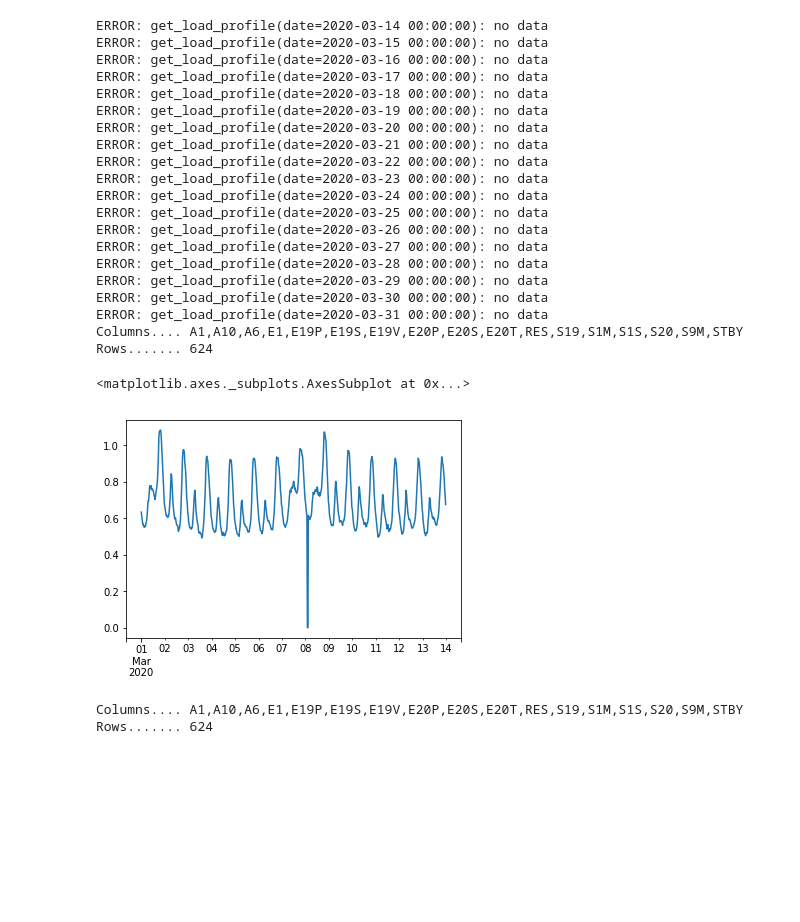
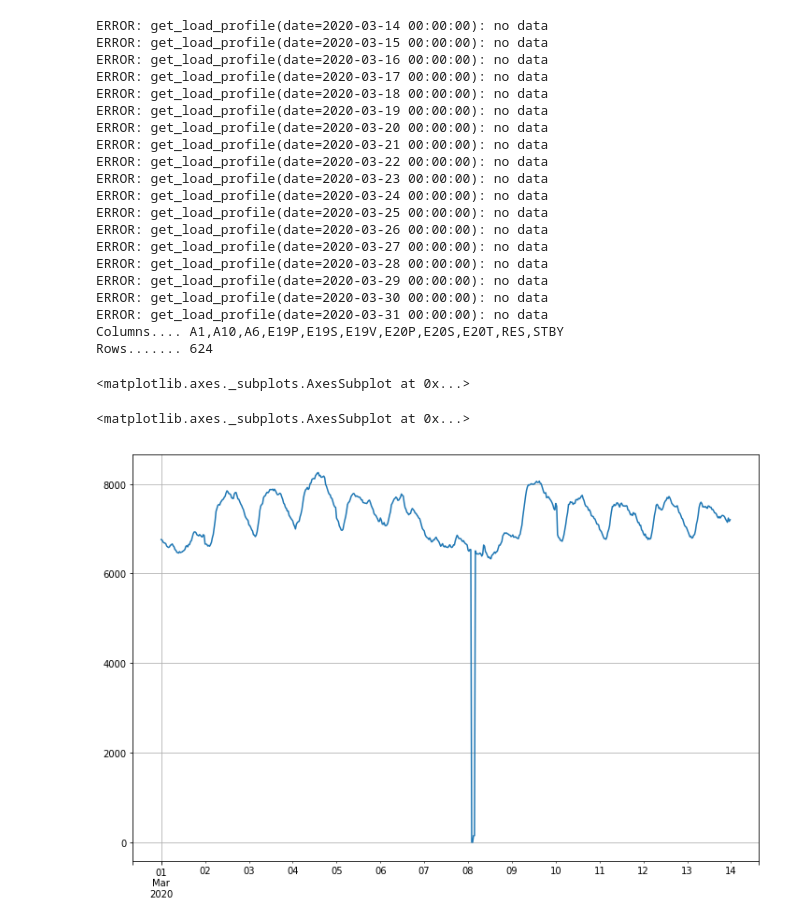
Before and after one commit to slacgismo/load_composition_analysis, a Jupyter notebook: data/PG&E Load Profile.ipynb, the cells around one changed output. Drawn from its saved outputs; the diff is of its cells as text; code cells hidden in the pictures; blank space fills up the shorter version.

```diff
--- a/data/PG&E Load Profile.ipynb
+++ b/data/PG&E Load Profile.ipynb
@@ -8,6 +10,8 @@ start = '3/1/20'
 stop = '3/31/20'
 data = pgande.get_loads(datetime.strptime(start,'%m/%d/%y'),
                         datetime.strptime(stop,'%m/%d/%y'))
+# drop columns that are redundant
+data.drop(columns=["E1","S19","S1M","S1S","S20","S9M"],inplace=True)
 print('Columns....',','.join(list(data.columns)))
 print('Rows.......',data.shape[0])
 # %% [output]
@@ -29,16 +33,14 @@ ERROR: get_load_profile(date=2020-03-28 00:00:00): no data
 ERROR: get_load_profile(date=2020-03-29 00:00:00): no data
 ERROR: get_load_profile(date=2020-03-30 00:00:00): no data
 ERROR: get_load_profile(date=2020-03-31 00:00:00): no data
-Columns.... A1,A10,A6,E1,E19P,E19S,E19V,E20P,E20S,E20T,RES,S19,S1M,S1S,S20,S9M,STBY
+Columns.... A1,A10,A6,E19P,E19S,E19V,E20P,E20S,E20T,RES,STBY
 Rows....... 624
-# %%
-data["RES"].plot()
-# %% [output]
-<matplotlib.axes._subplots.AxesSubplot at 0x...>
-[figure, removed]
-# %%
-print('Columns....',','.join(list(data.columns)))
-print('Rows.......',data.shape[0])
-# %% [output]
-Columns.... A1,A10,A6,E1,E19P,E19S,E19V,E20P,E20S,E20T,RES,S19,S1M,S1S,S20,S9M,STBY
-Rows....... 624
+# %%
+data.plot(figsize=(12,8),grid=True)
+# %% [output]
+<matplotlib.axes._subplots.AxesSubplot at 0x...>
+# %%
+data.sum(axis=1).plot(figsize=(12,8),grid=True)
+# %% [output]
+<matplotlib.axes._subplots.AxesSubplot at 0x...>
+[figure, added]
```
Also changed, not shown: parts of 2 cells of this notebook.
